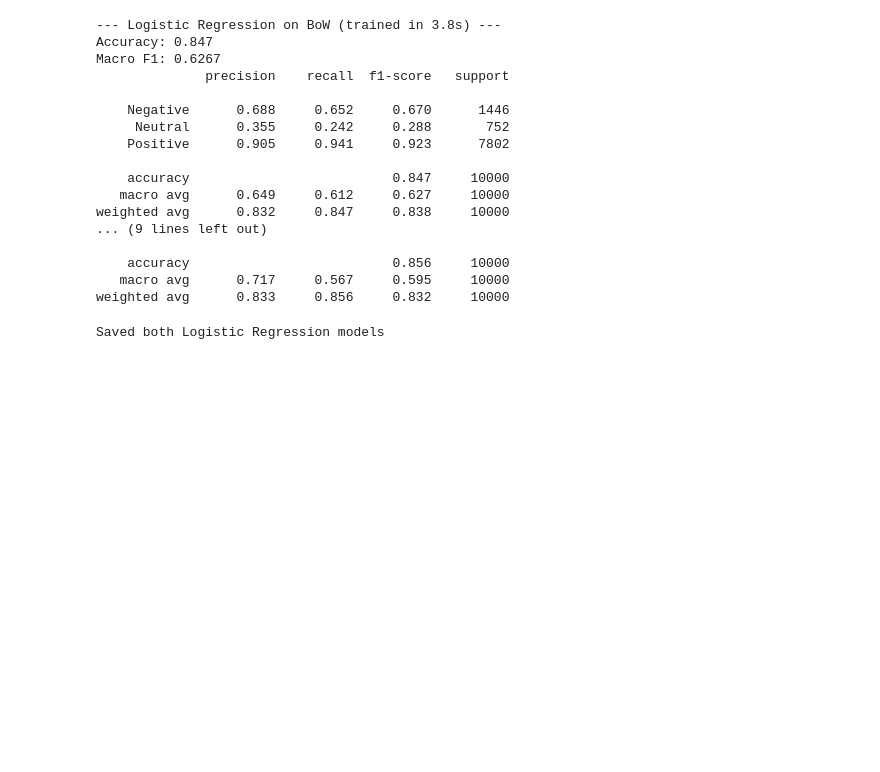
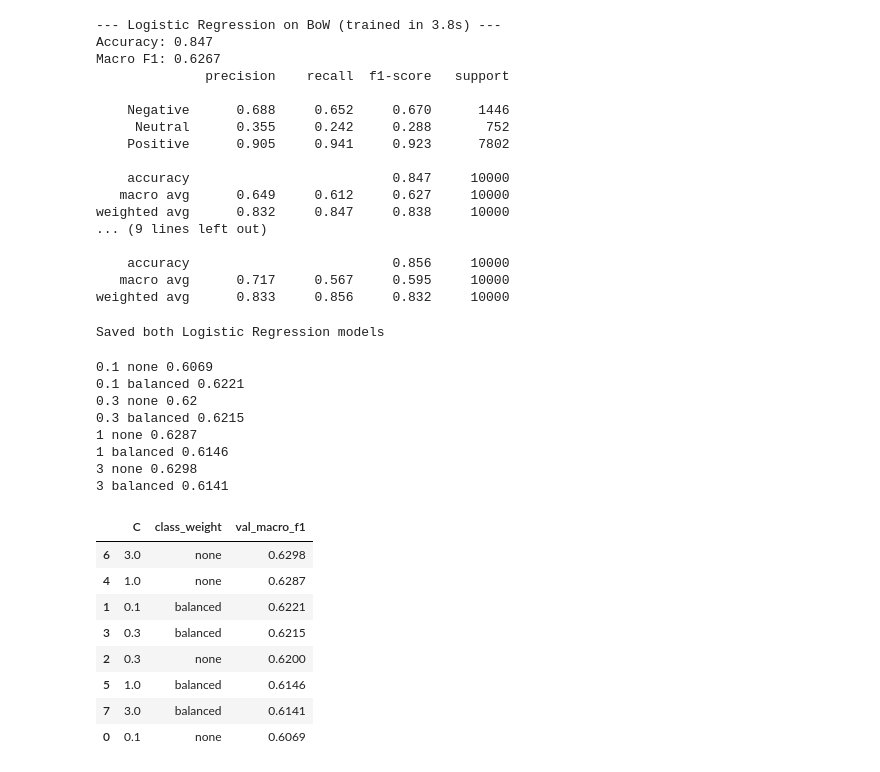
Before and after one commit to akhaliq0/cse3521-sentiment-analysis, a Jupyter notebook: notebook/naive_base_baseline.ipynb, the cells around one changed output. Drawn from its saved outputs; the diff is of its cells as text; code cells hidden in the pictures; blank space fills up the shorter version.

```diff
--- a/notebook/naive_base_baseline.ipynb
+++ b/notebook/naive_base_baseline.ipynb
@@ -169,3 +169,38 @@ joblib.dump(lr_results["TF-IDF"][0], "../models/lr_tfidf_model.joblib")
 print("Saved both Logistic Regression models")
 # %% [output]
 Saved both Logistic Regression models
+# %%
+from sklearn.model_selection import train_test_split
+
+Xtr_sub, Xval, ytr_sub, yval = train_test_split(
+    X_train_bow, y_train, test_size=0.1, stratify=y_train, random_state=43)
+
+rows = []
+for C in [0.1, 0.3, 1, 3]:
+    for cw in ["none", "balanced"]:
+        m = LogisticRegression(C=C, class_weight=None if cw == "none" else "balanced", max_iter=1000)
+        m.fit(Xtr_sub, ytr_sub)
+        f1 = f1_score(yval, m.predict(Xval), average="macro")
+        rows.append({"C": C, "class_weight": cw, "val_macro_f1": round(f1, 4)})
+        print(C, cw, round(f1, 4))
+
+tuning = pd.DataFrame(rows).sort_values("val_macro_f1", ascending=False)
+tuning
+# %% [output]
+0.1 none 0.6069
+0.1 balanced 0.6221
+0.3 none 0.62
+0.3 balanced 0.6215
+1 none 0.6287
+1 balanced 0.6146
+3 none 0.6298
+3 balanced 0.6141
+|  | C | class_weight | val_macro_f1 |
+| 6 | 3.0 | none | 0.6298 |
+| 4 | 1.0 | none | 0.6287 |
+| 1 | 0.1 | balanced | 0.6221 |
+| 3 | 0.3 | balanced | 0.6215 |
+| 2 | 0.3 | none | 0.6200 |
+| 5 | 1.0 | balanced | 0.6146 |
+| 7 | 3.0 | balanced | 0.6141 |
+| 0 | 0.1 | none | 0.6069 |
```
Also changed, not shown: parts of 4 cells of this notebook, 7 other files.
